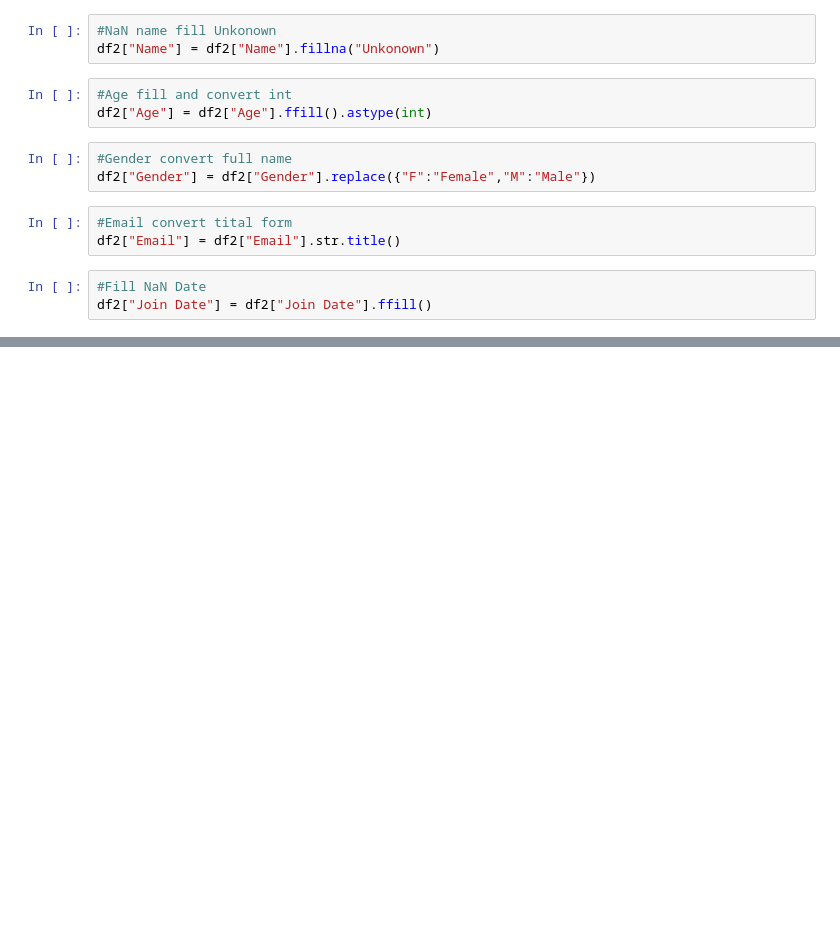
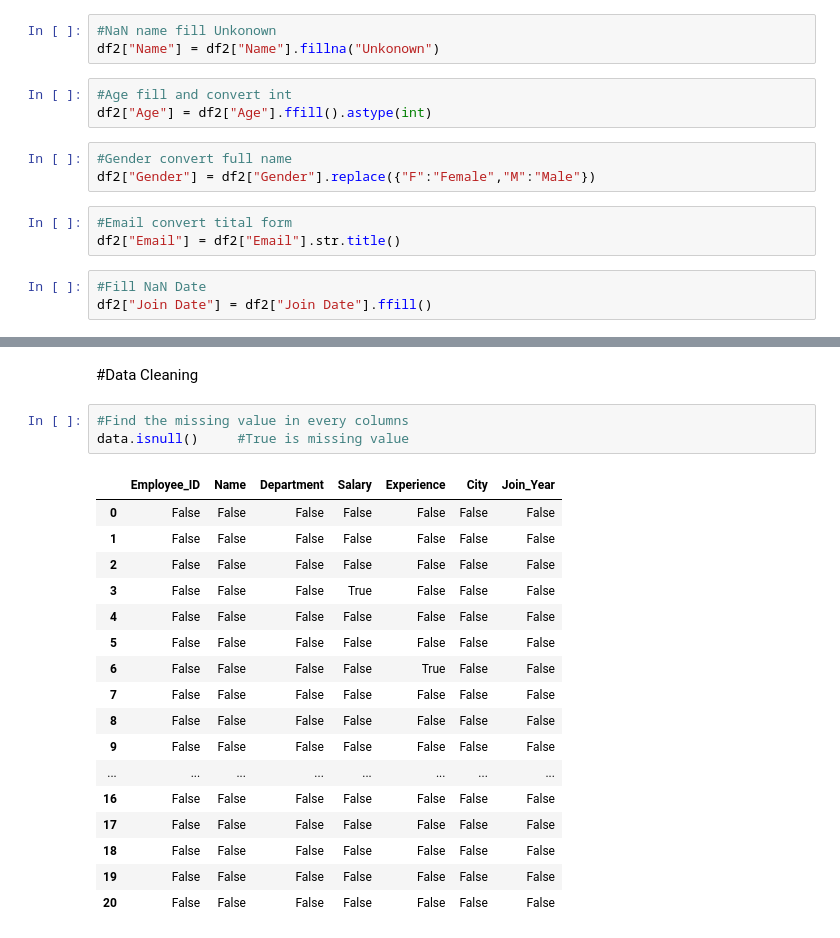
Before and after one commit to karanrathod232004/Pandas, a Jupyter notebook: Day4_Data cleaning & preprocessing.ipynb, the cells around one changed output, grey strips where cells are left out. Drawn from its saved outputs; the diff is of its cells as text; blank space fills up the shorter version.

```diff
--- a/Day4_Data cleaning & preprocessing.ipynb
+++ b/Day4_Data cleaning & preprocessing.ipynb
@@ -331,0 +626,23 @@ df2
+# %% [markdown]
+#Data Cleaning
+# %%
+#Find the missing value in every columns
+data.isnull()     #True is missing value
+# %% [output]
+|  | Employee_ID | Name | Department | Salary | Experience | City | Join_Year |
+| 0 | False | False | False | False | False | False | False |
+| 1 | False | False | False | False | False | False | False |
+| 2 | False | False | False | False | False | False | False |
+| 3 | False | False | False | True | False | False | False |
+| 4 | False | False | False | False | False | False | False |
+| 5 | False | False | False | False | False | False | False |
+| 6 | False | False | False | False | True | False | False |
+| 7 | False | False | False | False | False | False | False |
+| 8 | False | False | False | False | False | False | False |
+| 9 | False | False | False | False | False | False | False |
+| ... | ... | ... | ... | ... | ... | ... | ... |
+| 16 | False | False | False | False | False | False | False |
+| 17 | False | False | False | False | False | False | False |
+| 18 | False | False | False | False | False | False | False |
+| 19 | False | False | False | False | False | False | False |
+| 20 | False | False | False | False | False | False | False |
```
Also changed, not shown: parts of 68 cells of this notebook.
